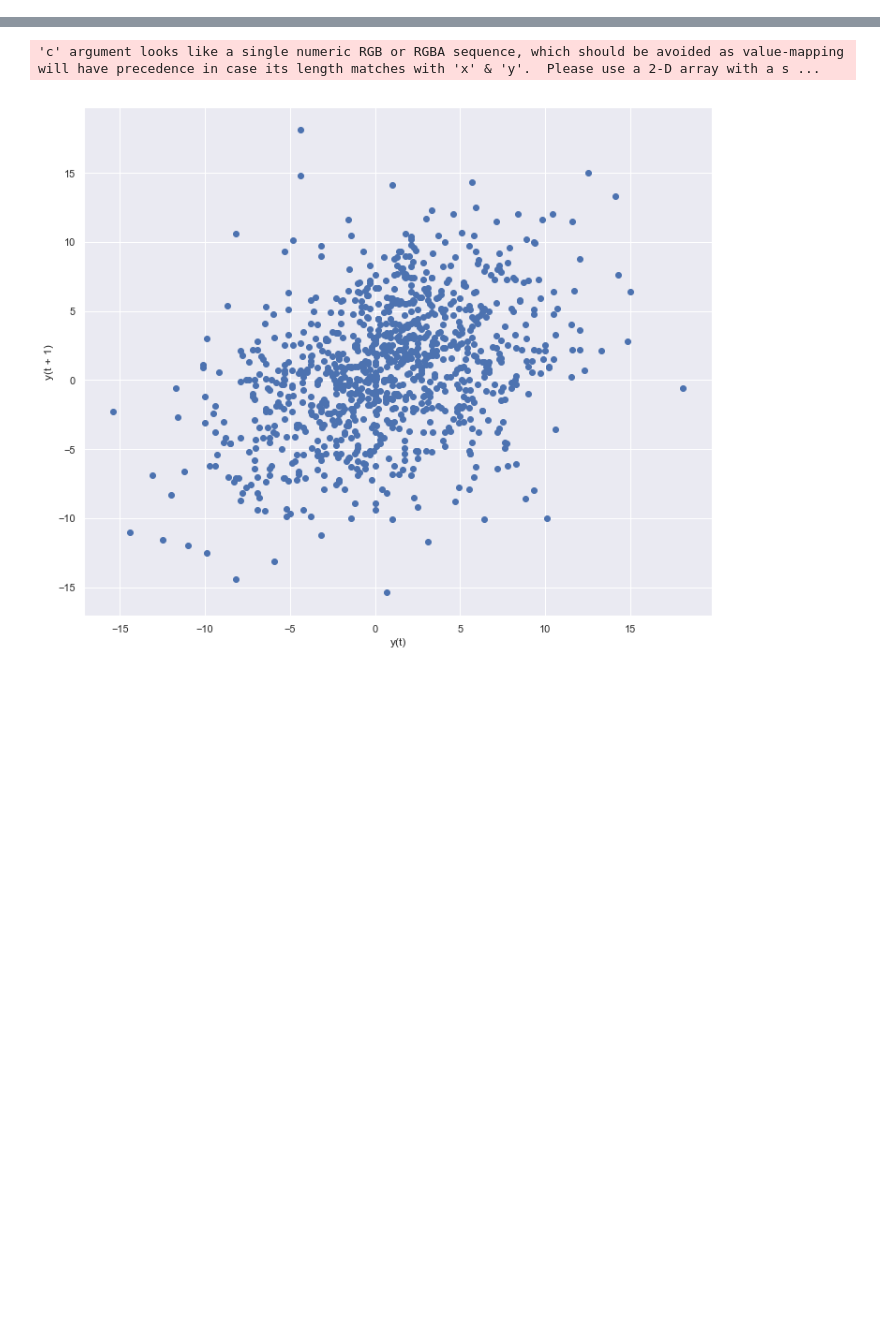
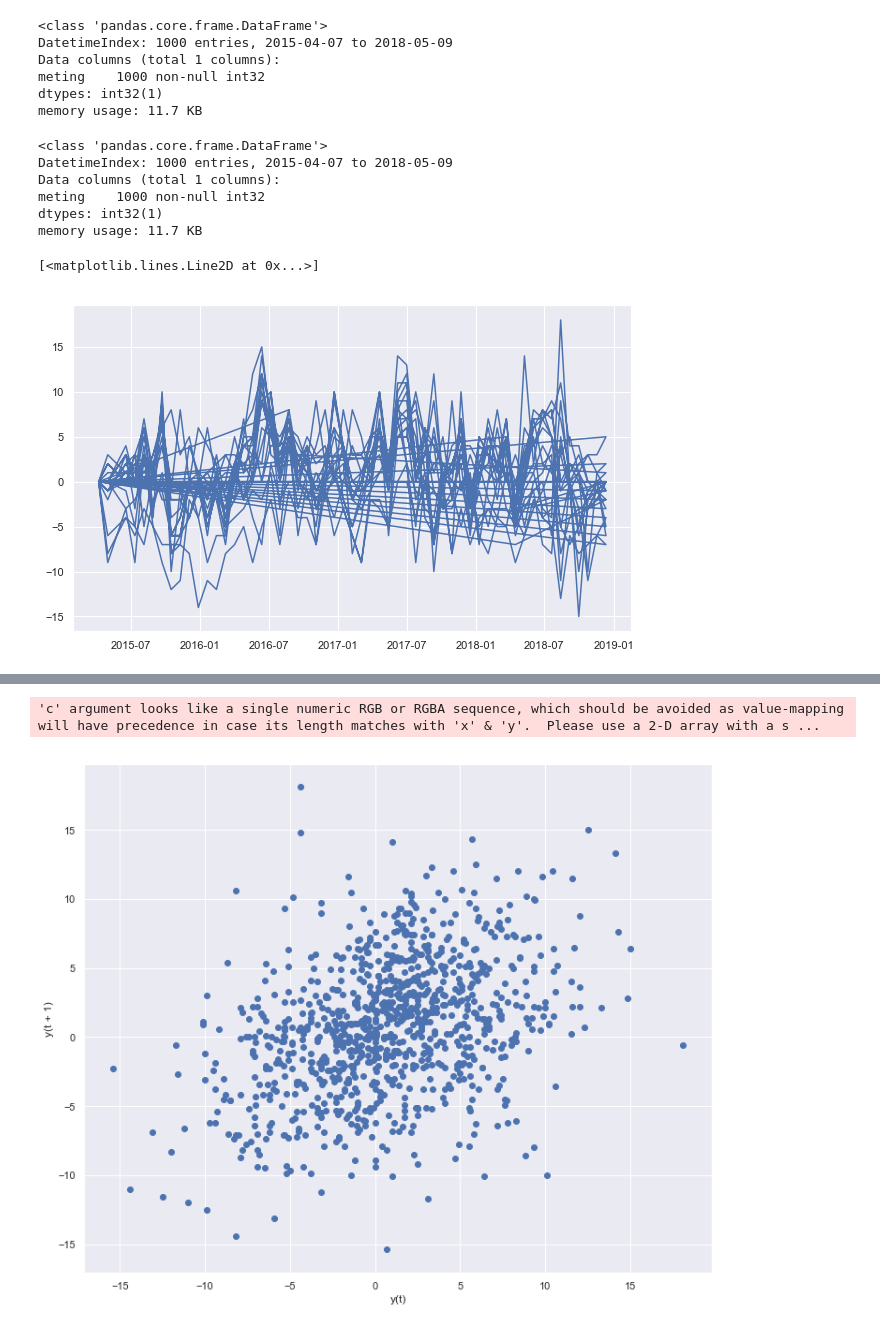
Before and after one commit to Jellybean12/Groepje-C3, a Jupyter notebook: Suckadick.ipynb, the cells around one changed output, grey strips where cells are left out. Saved outputs shown, nothing was run; the diff lists cells and outputs as text; code cells hidden in the pictures; blank space fills up the shorter version.

```diff
--- a/Suckadick.ipynb
+++ b/Suckadick.ipynb
@@ -112,0 +73,13 @@ NameError: name 'smodel' is not defined
+# %%
+import numpy as np
+import pandas as pd
+import matplotlib.pylab as plt
+from matplotlib.pylab import rcParams
+rcParams['figure.figsize'] = 10,6
+# %%
+#data inladen
+dataset = read_csv('satallbor475.csv', header=0, parse_dates=[0], index_col=0, squeeze=True)
+dataset = pd.DataFrame(dataset)
+dataset['meting'] = dataset['meting'].multiply(1000)
+dataset = dataset.head(1000)
+dataset.head(5)
@@ -112,0 +94,29 @@ NameError: name 'smodel' is not defined
+# %%
+dataset['meting'] = dataset['meting'].astype(int)
+# %%
+dataset.info()
+# %% [output]
+<class 'pandas.core.frame.DataFrame'>
+DatetimeIndex: 1000 entries, 2015-04-07 to 2018-05-09
+Data columns (total 1 columns):
+meting    1000 non-null int32
+dtypes: int32(1)
+memory usage: 11.7 KB
+# %%
+indexedDataset = dataset
+indexedDataset.info()
+# %% [output]
+<class 'pandas.core.frame.DataFrame'>
+DatetimeIndex: 1000 entries, 2015-04-07 to 2018-05-09
+Data columns (total 1 columns):
+meting    1000 non-null int32
+dtypes: int32(1)
+memory usage: 11.7 KB
+# %%
+# plot graph
+
+
+plt.plot(indexedDataset)
+# %% [output]
+[<matplotlib.lines.Line2D at 0x...>]
+[figure, added]
```
Also changed, not shown: parts of 34 cells of this notebook, 1 other file.
